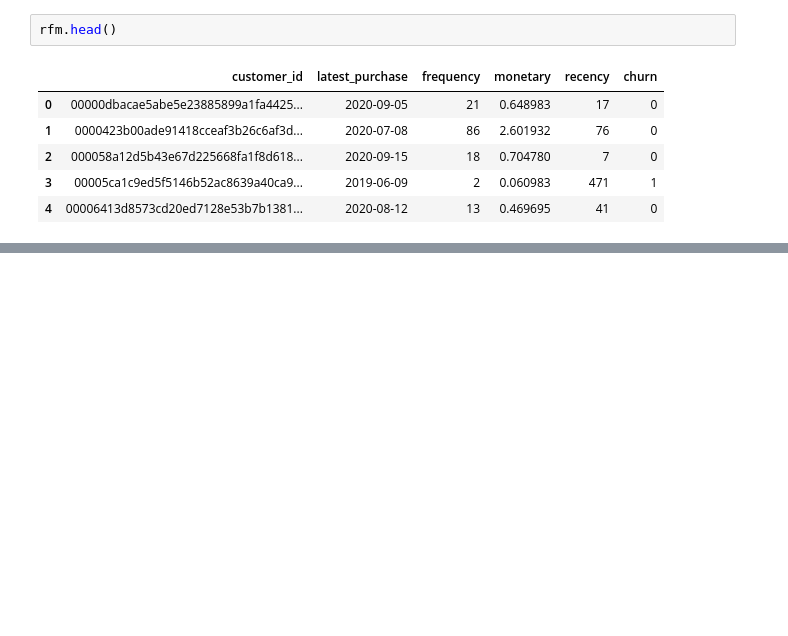
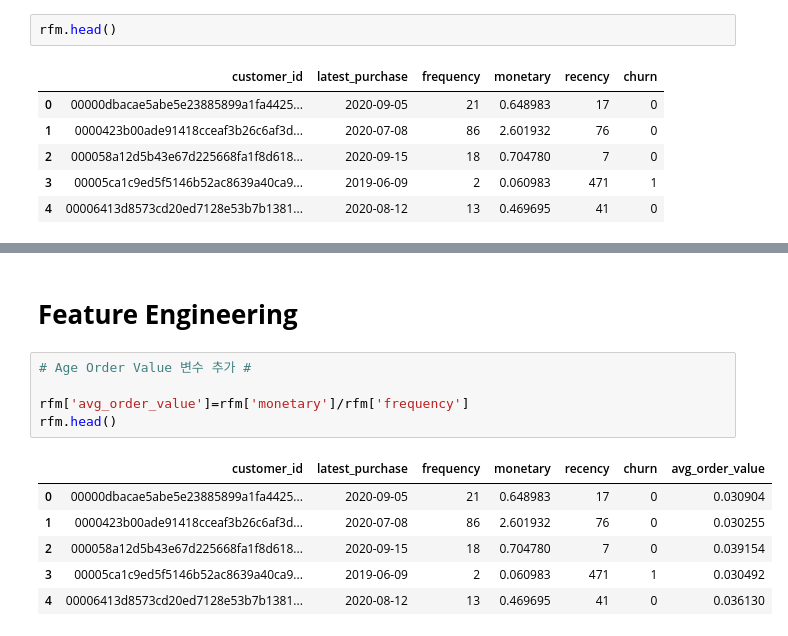
Before and after one commit to jiyoon0227/fashion-customer-churn-analysis, a Jupyter notebook: 01_data_preparation.ipynb, the cells around one changed output, grey strips where cells are left out. Drawn from its saved outputs; the diff is of its cells as text; blank space fills up the shorter version.

Commit message:
Complete RFM and base feature engineering

```diff
--- a/01_data_preparation.ipynb
+++ b/01_data_preparation.ipynb
@@ -55,0 +131,14 @@ rfm.head()
+# %% [markdown]
+# **Feature Engineering**
+# %%
+# Age Order Value 변수 추가 #
+
+rfm['avg_order_value']=rfm['monetary']/rfm['frequency']
+rfm.head()
+# %% [output]
+|  | customer_id | latest_purchase | frequency | monetary | recency | churn | avg_order_value |
+| 0 | 00000dbacae5abe5e23885899a1fa4425... | 2020-09-05 | 21 | 0.648983 | 17 | 0 | 0.030904 |
+| 1 | 0000423b00ade91418cceaf3b26c6af3d... | 2020-07-08 | 86 | 2.601932 | 76 | 0 | 0.030255 |
+| 2 | 000058a12d5b43e67d225668fa1f8d618... | 2020-09-15 | 18 | 0.704780 | 7 | 0 | 0.039154 |
+| 3 | 00005ca1c9ed5f5146b52ac8639a40ca9... | 2019-06-09 | 2 | 0.060983 | 471 | 1 | 0.030492 |
+| 4 | 00006413d8573cd20ed7128e53b7b1381... | 2020-08-12 | 13 | 0.469695 | 41 | 0 | 0.036130 |
```
Also changed, not shown: parts of 19 cells of this notebook.
